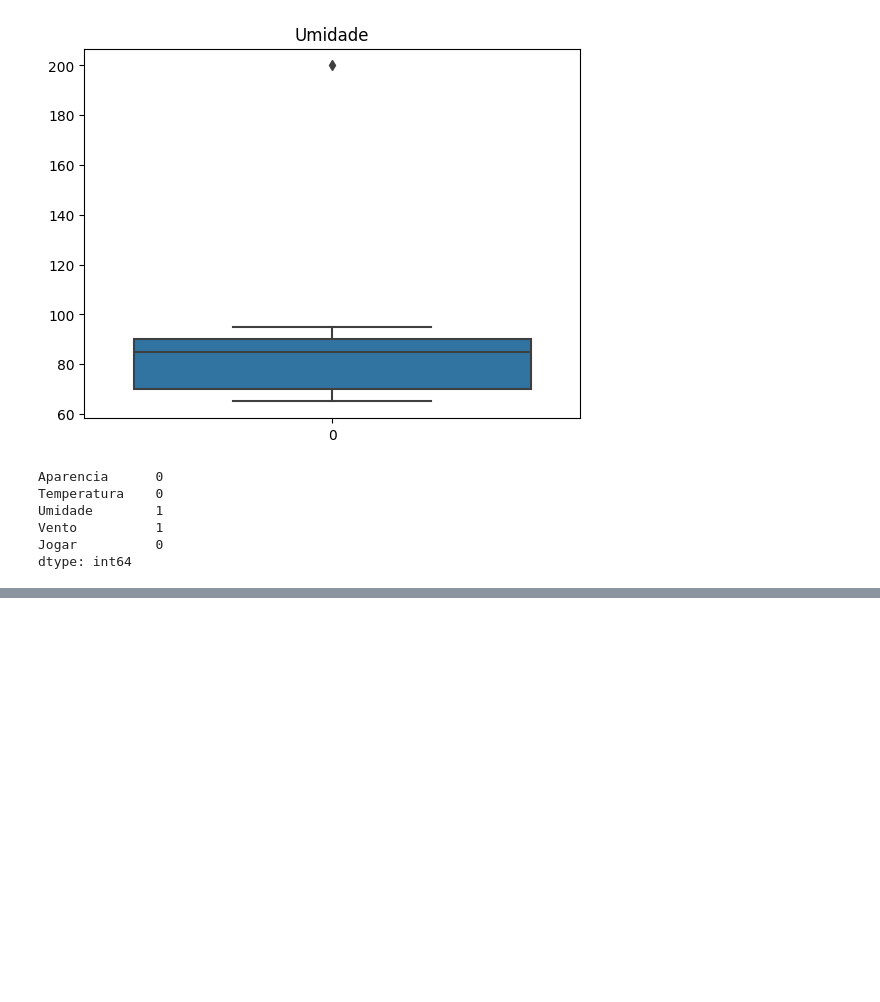
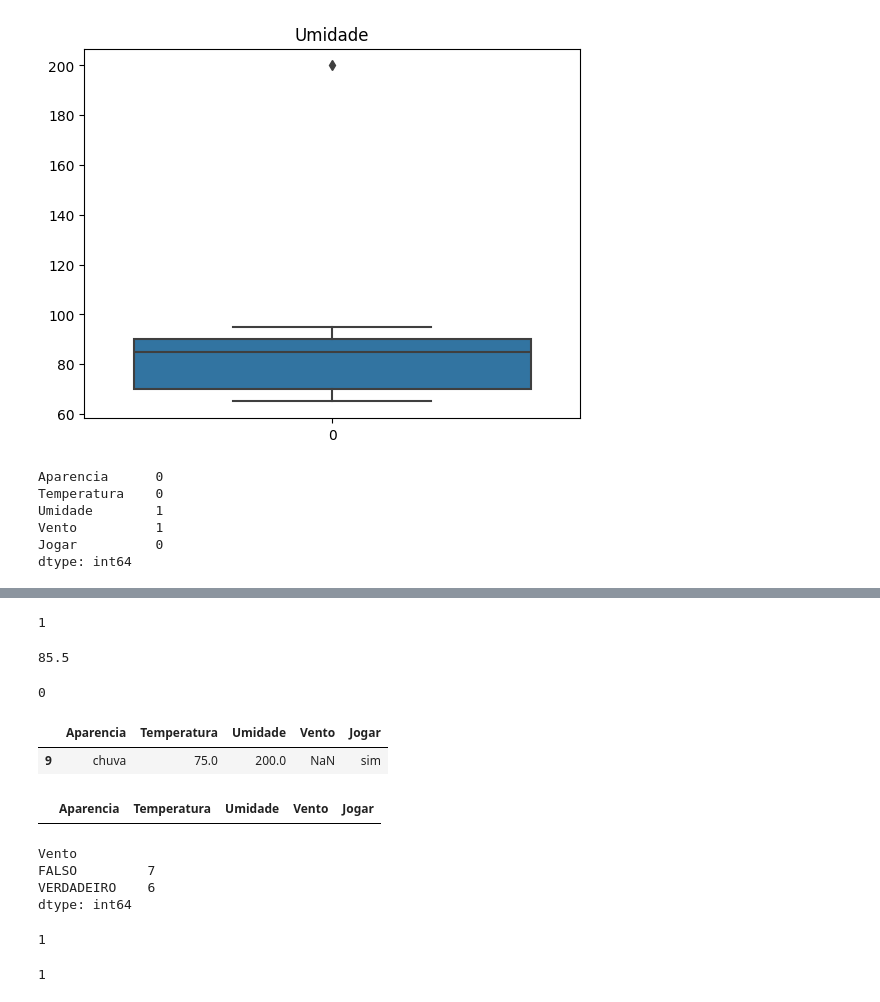
Before and after one commit to Rafaelse6/py-cd-tempo, a Jupyter notebook: cd-tempo/main.ipynb, the cells around one changed output, grey strips where cells are left out. Saved outputs shown, nothing was run; the diff lists cells and outputs as text; code cells hidden in the pictures; blank space fills up the shorter version.

```diff
--- a/cd-tempo/main.ipynb
+++ b/cd-tempo/main.ipynb
@@ -100,0 +172,21 @@ dtype: int64
+# %%
+# NAs total
+dataset['Umidade'].isnull().sum()
+# %% [output]
+1
+# %%
+median = sts.median(dataset['Umidade'])
+median
+# %% [output]
+85.5
+# %%
+dataset['Umidade'].fillna(median, inplace=True)
+# %%
+dataset['Umidade'].isnull().sum()
+# %% [output]
+0
+# %%
+dataset.loc[(dataset['Umidade'] < 0) | (dataset['Umidade'] > 100)]
+# %% [output]
+|  | Aparencia | Temperatura | Umidade | Vento | Jogar |
+| 9 | chuva | 75.0 | 200.0 | NaN | sim |
@@ -100,0 +196,17 @@ dtype: int64
+# %%
+dataset.loc[(dataset['Umidade'] < 0) | (dataset['Umidade'] > 100)]
+# %% [output]
+|  | Aparencia | Temperatura | Umidade | Vento | Jogar |
+# %%
+# winds
+grouped = dataset.groupby(['Vento']).size()
+grouped
+# %% [output]
+Vento
+FALSO         7
+VERDADEIRO    6
+dtype: int64
+# %%
+dataset['Vento'].isnull().sum()
+# %% [output]
+1
@@ -100,0 +215,4 @@ dtype: int64
+# %%
+dataset['Vento'].isnull().sum()
+# %% [output]
+1
```
Also changed, not shown: parts of 10 cells of this notebook.
